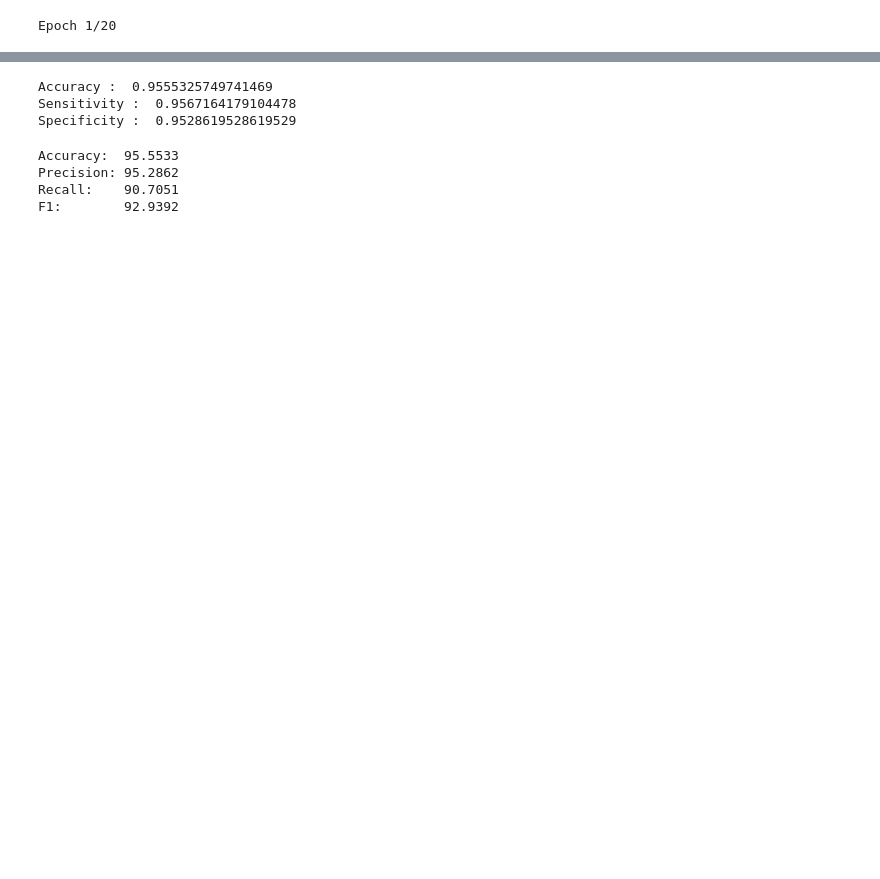
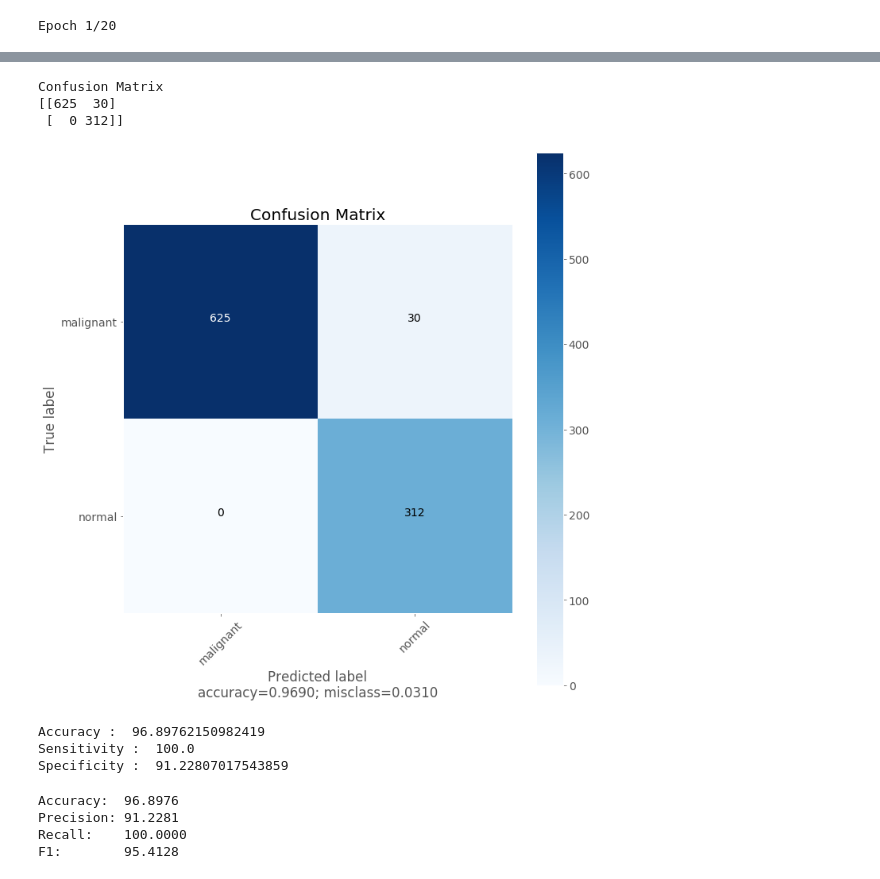
Before and after one commit to rsradhakrishnan/Binary-Classification-B-ALL, a Jupyter notebook: NASNet-large.ipynb, the cells around one changed output, grey strips where cells are left out. Cells and saved outputs as stored; diff of their text form; code cells hidden in the pictures; blank space fills up the shorter version.

Commit message:
updated confusion matrix and roc curves

```diff
--- a/NASNet-large.ipynb
+++ b/NASNet-large.ipynb
@@ -375,18 +376,68 @@ weighted avg       0.96      0.96      0.96       967
+# %%
+
+
+labels = []
+for k,v in indexlabel.items():
+    labels.append(v)
+
+import itertools
+def plot_confusion_matrix(cm, classes,
+                          normalize=False,
+                          title='Confusion matrix',
+                          cmap=plt.cm.Blues):
+    accuracy = np.trace(confusion_mtx) / float(np.sum(confusion_mtx))
+    misclass = 1 - accuracy
+    if normalize:
+        cm = cm.astype('float') / cm.sum(axis=1)[:, np.newaxis]
+        print("Normalized confusion matrix")
+    else:
+        print('Confusion Matrix')
+
+    print(cm)
+#     fig = plt.figure()
+    plt.imshow(cm, interpolation='nearest', cmap=cmap)
+    plt.title(title)
+    plt.colorbar()
+    tick_marks = np.arange(len(classes))
+    plt.xticks(tick_marks, classes, rotation=45)
+    plt.yticks(tick_marks, classes)
+
+    fmt = '.2f' if normalize else 'd'
+    thresh =confusion_mtx.max() / 2.
+    for i, j in itertools.product(range(confusion_mtx.shape[0]), range(confusion_mtx.shape[1])):
+        plt.text(j, i, format(confusion_mtx[i, j], fmt),
+                 horizontalalignment="center",
+                 color="white" if confusion_mtx[i, j] > thresh else "black")
+
+    plt.tight_layout()
+    plt.ylabel('True label')
+    plt.xlabel('Predicted label\naccuracy={:0.4f}; misclass={:0.4f}'.format(accuracy, misclass))
+#     plt.savefig('plots/3.InceptionV3-2-Private-DataSet-CM.png', bbox_inches='tight', dpi = 100)
+plt.figure(figsize=(10,10))
+
+
+plot_confusion_matrix(confusion_mtx, classes=labels,
+                      title='Confusion Matrix')
+# %% [output]
+Confusion Matrix
+[[625  30]
+ [  0 312]]
+[figure, added]
 # %%
 total=sum(sum(cm))
 
-accuracy = (cm[0,0]+cm[1,1]) / total
-print ('Accuracy : ', accuracy)
+accuracy = (confusion_mtx[0,0]+confusion_mtx[1,1]) / total
+print ('Accuracy : ', accuracy*100)
 
-sensitivity = cm[0,0]/(cm[0,0]+cm[1,0])
-print('Sensitivity : ', sensitivity )
+sensitivity = confusion_mtx[0,0]/(confusion_mtx[0,0]+confusion_mtx[1,0])
+print('Sensitivity : ', sensitivity*100 )
 
-Specificity = cm[1,1]/(cm[1,1]+cm[0,1])
-print('Specificity : ', Specificity )
+Specificity = confusion_mtx[1,1]/(confusion_mtx[1,1]+confusion_mtx[0,1])
+print('Specificity : ', Specificity*100 )
 # %% [output]
-Accuracy :  0.9555325749741469
-Sensitivity :  0.9567164179104478
-Specificity :  0.9528619528619529
+Accuracy :  96.89762150982419
+Sensitivity :  100.0
+Specificity :  91.22807017543859
 # %%
 from sklearn.metrics import roc_curve, roc_auc_score
 from sklearn.metrics import accuracy_score, precision_score, f1_score, confusion_matrix
@@ -394,7 +445,7 @@ from sklearn.metrics import classification_report, recall_score
 from sklearn.metrics import precision_recall_curve
 from sklearn.metrics import average_precision_score
 
-th = 0.3
+th = 0
 
 acc = accuracy_score(truth,predict_class > th)
 prec = precision_score(truth,predict_class > th)
@@ -406,10 +457,10 @@ print('Precision: {:.4f}'.format(prec*100))
 print('Recall:    {:.4f}'.format(recall*100))
 print('F1:        {:.4f}'.format(f1*100))
 # %% [output]
-Accuracy:  95.5533
-Precision: 95.2862
-Recall:    90.7051
-F1:        92.9392
+Accuracy:  96.8976
+Precision: 91.2281
+Recall:    100.0000
+F1:        95.4128
 # %%
 plt.rcParams["axes.grid"] = False
 plt.rcParams.update({'font.size': 14})
```
Also changed, not shown: parts of 12 cells of this notebook.
